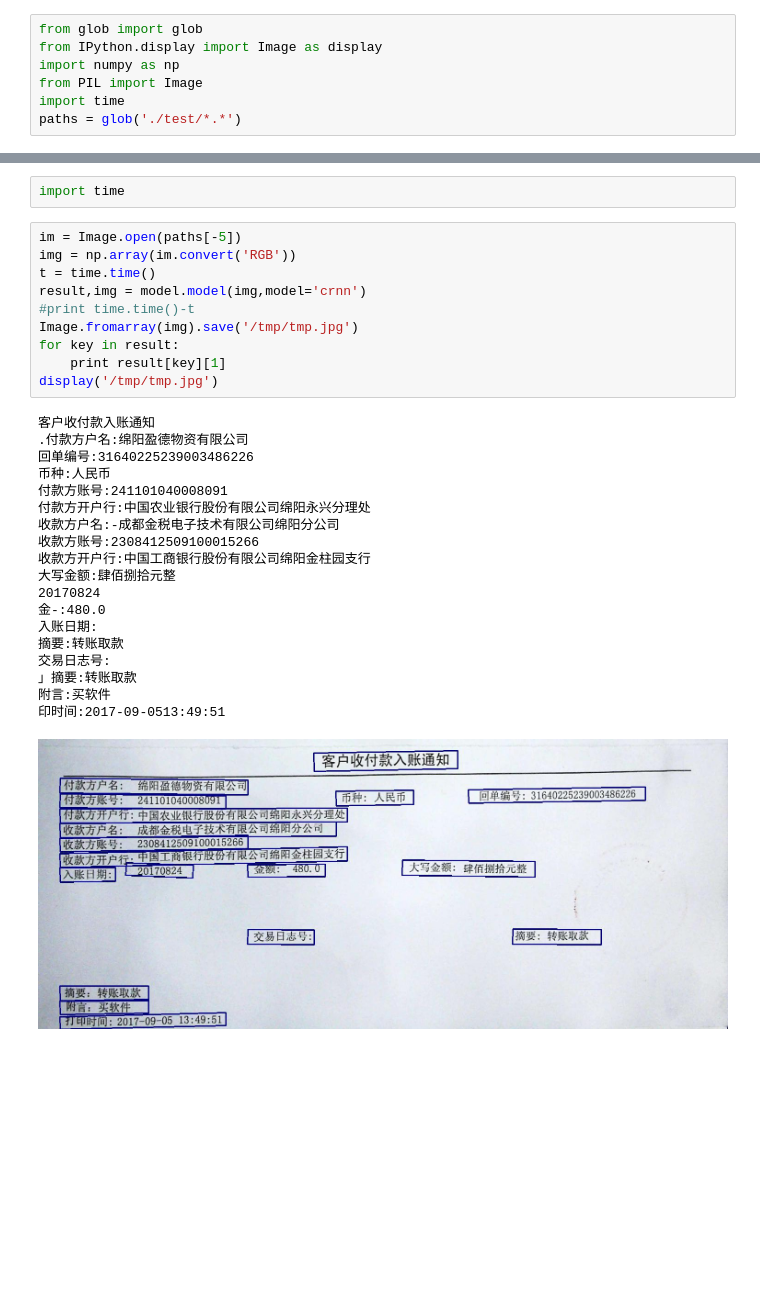
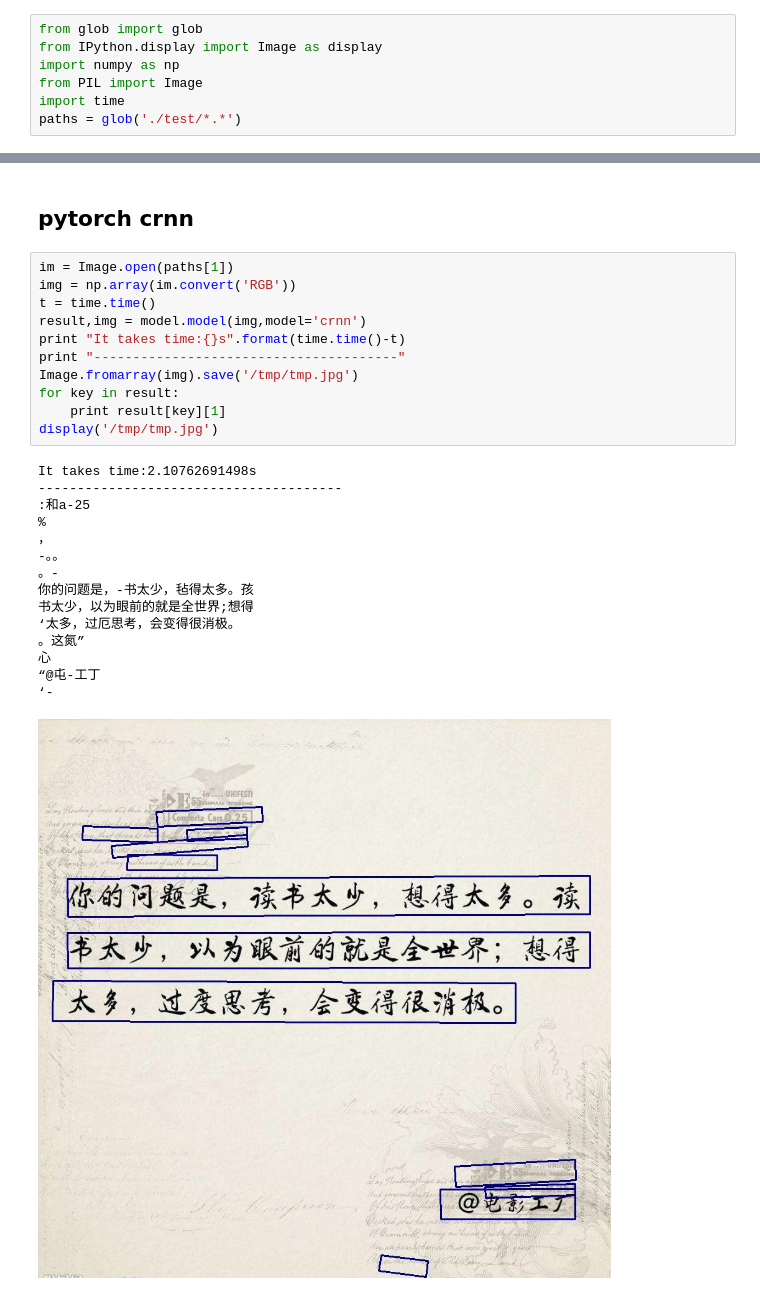
Before and after one commit to yijiuzai/chinese-ocr, a Jupyter notebook: demo.ipynb, the cells around one changed output, grey strips where cells are left out. Drawn from its saved outputs; the diff is of its cells as text; blank space fills up the shorter version.

```diff
--- a/demo.ipynb
+++ b/demo.ipynb
@@ -32,34 +30,31 @@ paths
  './test/4.jpg',
  './test/CgQgIll5TaGADkiiAAFhxGXefcA951.jpg']
-# %%
-import time
+# %% [markdown]
+## pytorch crnn
 # %%
-im = Image.open(paths[-5])
+im = Image.open(paths[1])
 img = np.array(im.convert('RGB'))
 t = time.time()
 result,img = model.model(img,model='crnn')
-#print time.time()-t
+print "It takes time:{}s".format(time.time()-t)
+print "---------------------------------------"
 Image.fromarray(img).save('/tmp/tmp.jpg')
 for key in result:
     print result[key][1]
 display('/tmp/tmp.jpg')
 # %% [output]
-客户收付款入账通知
-.付款方户名:绵阳盈德物资有限公司
-回单编号:31640225239003486226
-币种:人民币
-付款方账号:241101040008091
-付款方开户行:中国农业银行股份有限公司绵阳永兴分理处
-收款方户名:-成都金税电子技术有限公司绵阳分公司
-收款方账号:2308412509100015266
-收款方开户行:中国工商银行股份有限公司绵阳金柱园支行
-大写金额:肆佰捌拾元整
-20170824
-金-:480.0
-入账日期:
-摘要:转账取款
-交易日志号:
-」摘要:转账取款
-附言:买软件
-印时间:2017-09-0513:49:51
+It takes time:2.10762691498s
+---------------------------------------
+:和a-25
+%
+，
+-。。
+。-
+你的问题是，-书太少，毡得太多。孩
+书太少，以为眼前的就是全世界;想得
+‘太多，过厄思考，会变得很消极。
+。这氮”
+心
+“@屯-工丁
+‘-
-[figure, old version]
+[figure, new version]
```
Also changed, not shown: parts of 3 cells of this notebook, 4 other files.
